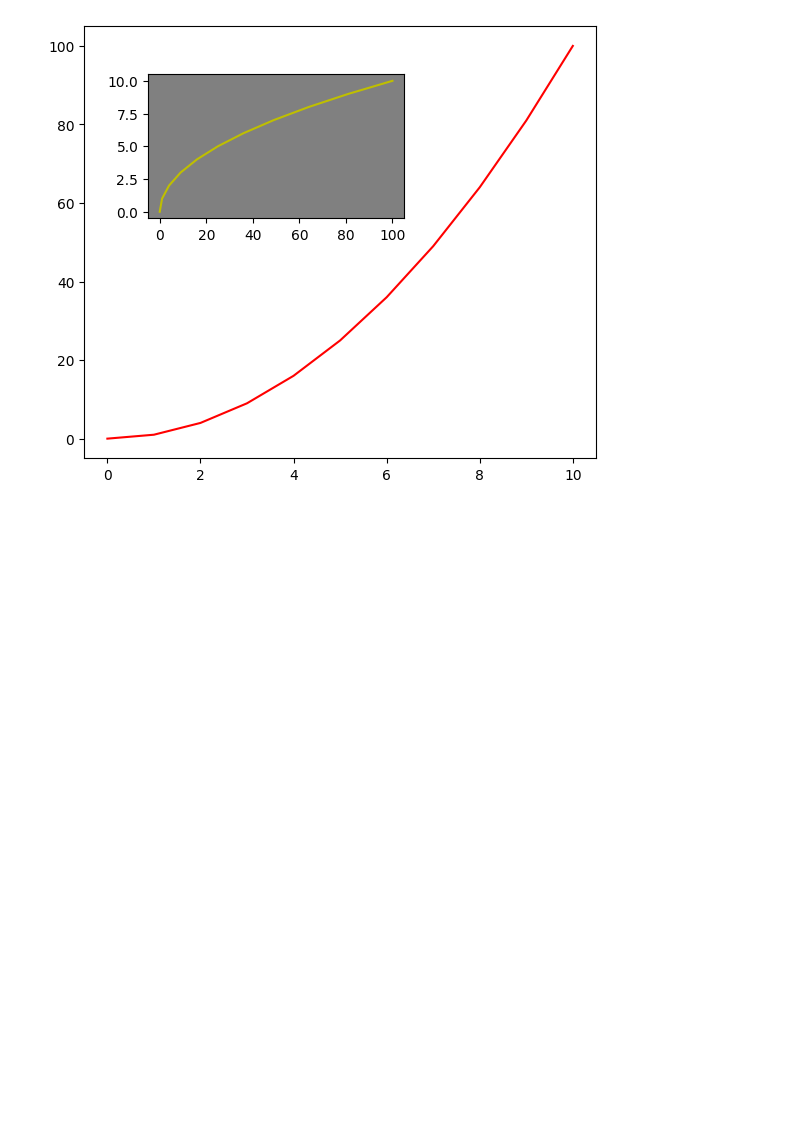
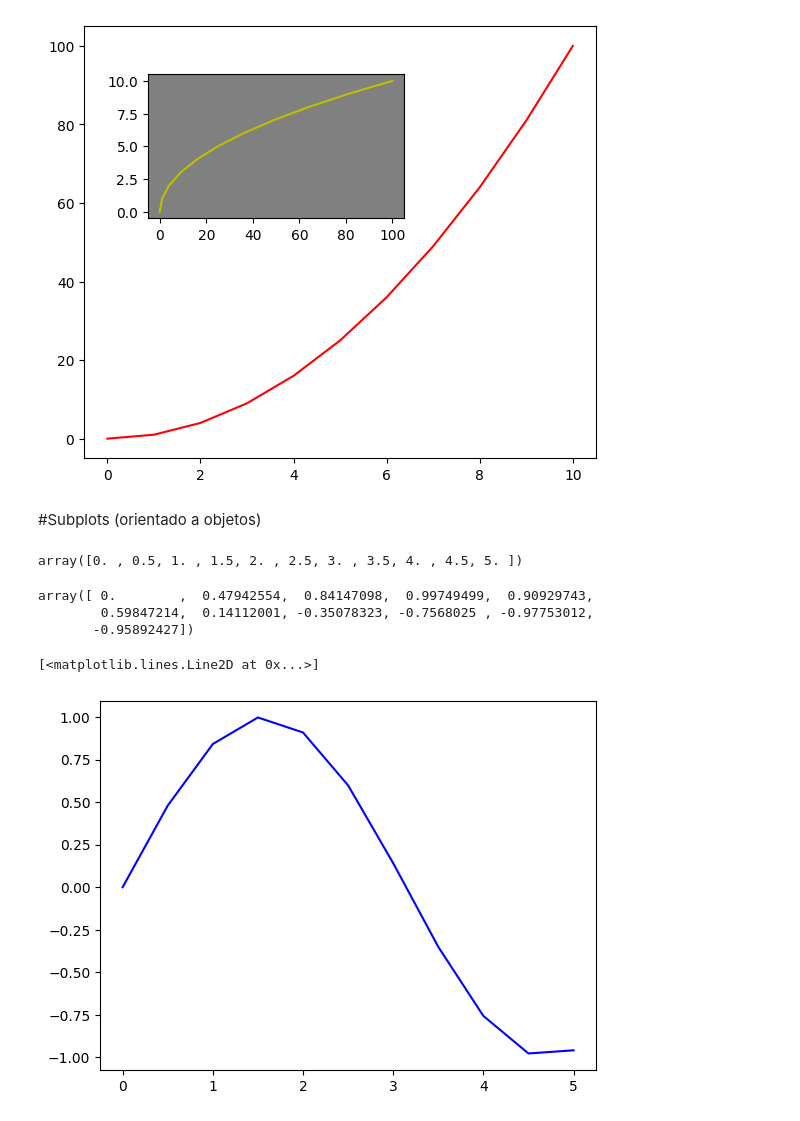
Before and after one commit to feracor/matplotlib_eaborn, a Jupyter notebook: 1_pyplot.ipynb, the cells around one changed output. Saved outputs shown, nothing was run; the diff lists cells and outputs as text; code cells hidden in the pictures; blank space fills up the shorter version.

```diff
--- a/1_pyplot.ipynb
+++ b/1_pyplot.ipynb
@@ -146,3 +146,24 @@ fig.show
 # %% [output]
 <bound method Figure.show of <Figure size 640x480 with 2 Axes>>
 [figure]
+# %% [markdown]
+#Subplots (orientado a objetos)
+# %%
+x = np.linspace(0,5,11)
+y = np.sin(x)
+# %%
+x
+# %% [output]
+array([0. , 0.5, 1. , 1.5, 2. , 2.5, 3. , 3.5, 4. , 4.5, 5. ])
+# %%
+y
+# %% [output]
+array([ 0.        ,  0.47942554,  0.84147098,  0.99749499,  0.90929743,
+        0.59847214,  0.14112001, -0.35078323, -0.7568025 , -0.97753012,
+       -0.95892427])
+# %%
+fig, axes = plt.subplots()
+axes.plot(x,y,'b')
+# %% [output]
+[<matplotlib.lines.Line2D at 0x...>]
+[figure, added]
```
Also changed, not shown: parts of 5 cells of this notebook.
